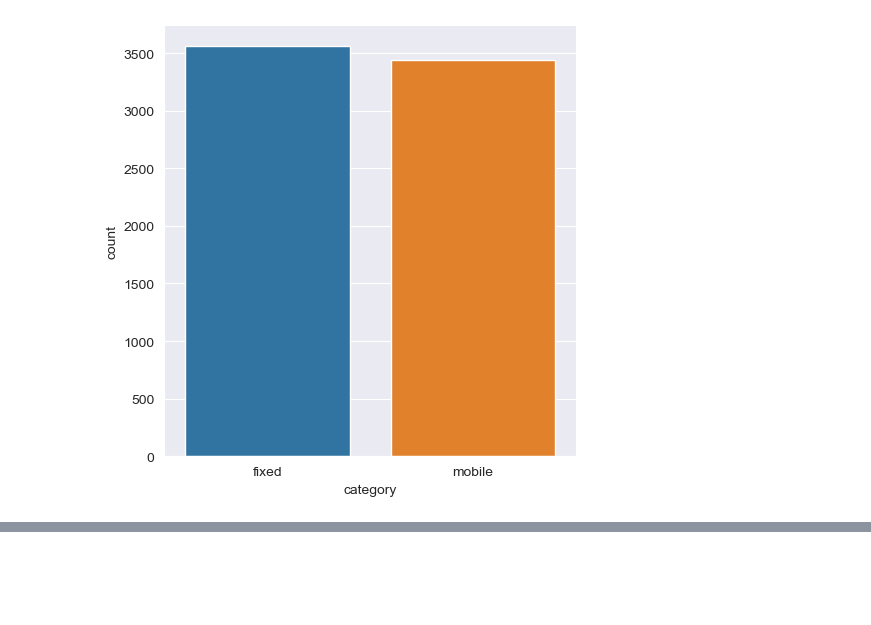
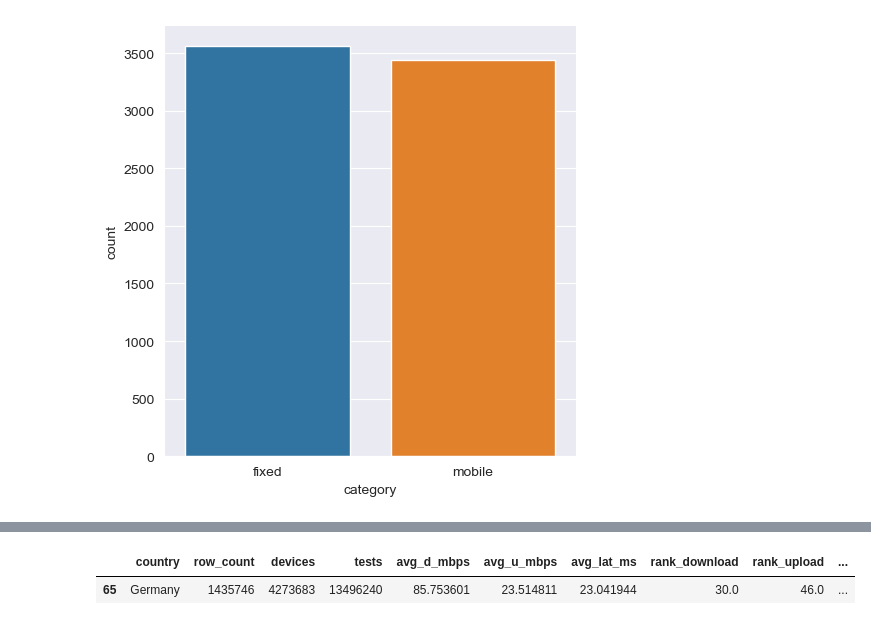
Before and after one commit to alex-bue/visual-analytics-project, a Jupyter notebook: final-cleaning-and-exploration.ipynb, the cells around one changed output, grey strips where cells are left out. Cells and saved outputs as stored; diff of their text form; code cells hidden in the pictures; blank space fills up the shorter version.

```diff
--- a/final-cleaning-and-exploration.ipynb
+++ b/final-cleaning-and-exploration.ipynb
@@ -352,11 +353,11 @@ df_world= df_world[df_world['country'].isin(territory_drop_list) == False]
 
 # filter for last 4 quarters
 df_world['quarter'] = pd.to_datetime(df_world['quarter']).dt.date
-# df_world_final = df_world[df_world['quarter'] >= dt.date(2021, 9, 30)]
+df_world_final = df_world[df_world['quarter'] >= dt.date(2021, 9, 30)]
 
 
 # redo weighted average calculation
-df_world_final = weighted_average_calculation(df_world.copy())
+df_world_final = weighted_average_calculation(df_world_final)
 
 # drop unnecessary countries that have too little datapoints for 2022 / are too small for comparison to Germany
 df_world_final = df_world_final[df_world_final['row_count'] >= 10000]
@@ -384,2 +385,7 @@ df_world_final
+# %%
+df_world_final[df_world_final['country'] == 'Germany']
+# %% [output]
+|  | country | row_count | devices | tests | avg_d_mbps | avg_u_mbps | avg_lat_ms | rank_download | rank_upload | ... |
+| 65 | Germany | 1435746 | 4273683 | 13496240 | 85.753601 | 23.514811 | 23.041944 | 30.0 | 46.0 | ... |
 # %%
 df_world_final.to_excel('../../Documents/Master/Semester1/Visual_Analytics/Data_Input_final/world_aggregated_final.xlsx', sheet_name='world_aggregated_final')
```
Also changed, not shown: parts of 7 cells of this notebook.
